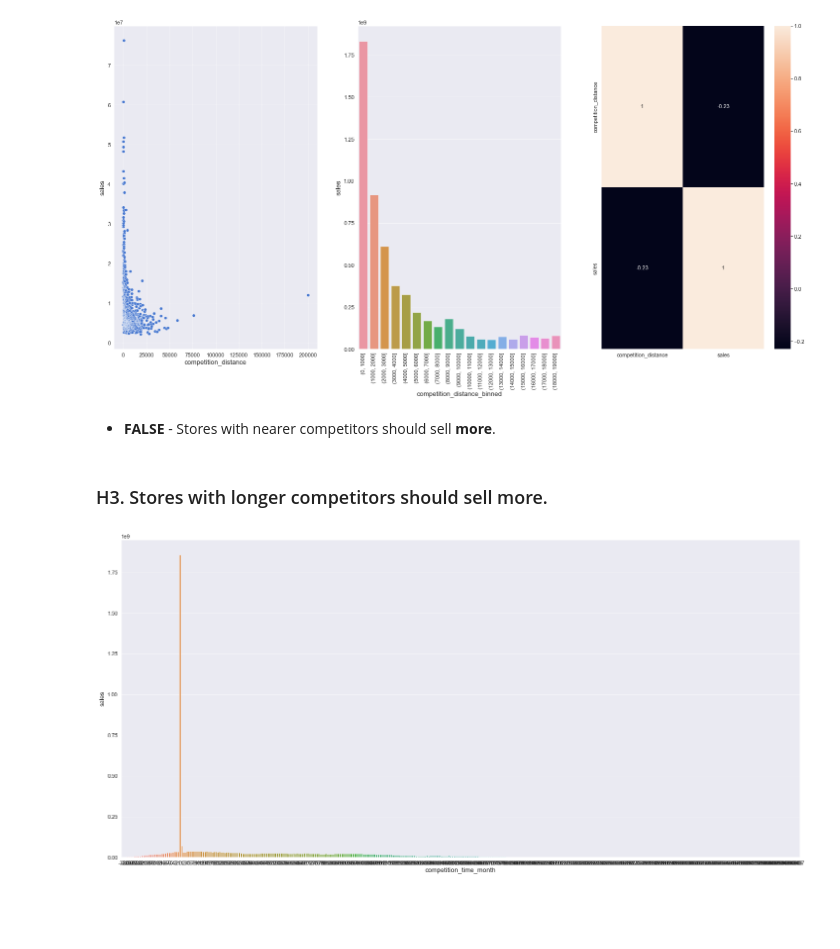
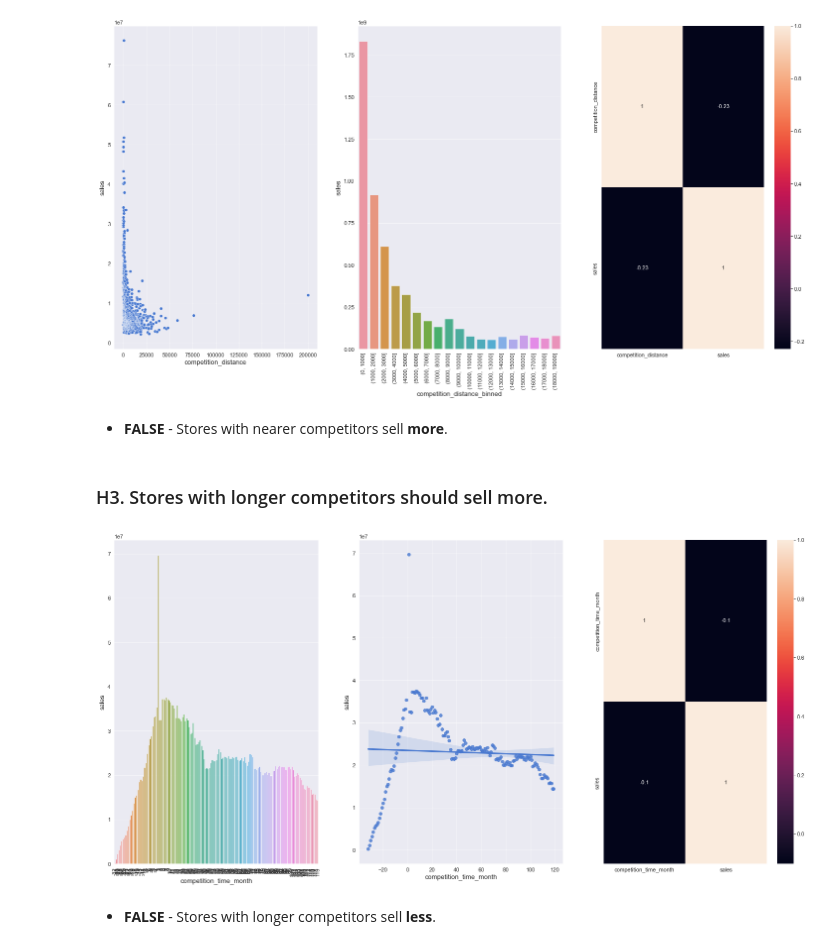
Before and after one commit to Gutscs/Rossmann-Forecasting-Sales, a Jupyter notebook: RossmanSales.ipynb, the cells around one changed output. Drawn from its saved outputs; the diff is of its cells as text; code cells hidden in the pictures; blank space fills up the shorter version.

```diff
--- a/RossmanSales.ipynb
+++ b/RossmanSales.ipynb
@@ -673,13 +673,26 @@ sns.heatmap( df_aux1.corr( method = 'pearson' ), annot = True );
 # %% [output]
 [figure]
 # %% [markdown]
-* **FALSE** - Stores with nearer competitors should sell **more**.
+* **FALSE** - Stores with nearer competitors sell **more**.
 # %% [markdown]
 ### H3. Stores with longer competitors should sell more.
-# %%
-df_aux1 = df4[['competition_time_month', 'sales']].groupby( 'competition_time_month' ).sum().reset_index()
-df_aux2 = df_aux1[(df_aux1['competition_time_month'] < 120) & (df_aux1['competition_time_month'] != 0)]
-
-sns.barplot( x = 'competition_time_month', y = 'sales', data = df_aux1);
-# %% [output]
-[figure, removed]
+# %%
+# bar plot of sales per ranges of competition_time_month
+plt.subplot(1,3,1)
+df_aux1 = df4[['competition_time_month', 'sales']].groupby( 'competition_time_month' ).sum().reset_index()
+df_aux2 = df_aux1[(df_aux1['competition_time_month'] < 120) & (df_aux1['competition_time_month'] != 0)]
+
+sns.barplot( x = 'competition_time_month', y = 'sales', data = df_aux2)
+plt.xticks(rotation = 90);
+
+# reg plot of sales per competition_time_month
+plt.subplot(1,3,2)
+sns.regplot( x = 'competition_time_month', y = 'sales', data = df_aux2 );
+
+# strength of the correlation between sales and competition_time_month
+plt.subplot(1,3,3)
+sns.heatmap(df_aux1.corr( method = 'pearson' ), annot = True);
+# %% [output]
+[figure, added]
+# %% [markdown]
+* **FALSE** -  Stores with longer competitors sell **less**.
```
Also changed, not shown: parts of 1 cell of this notebook.
